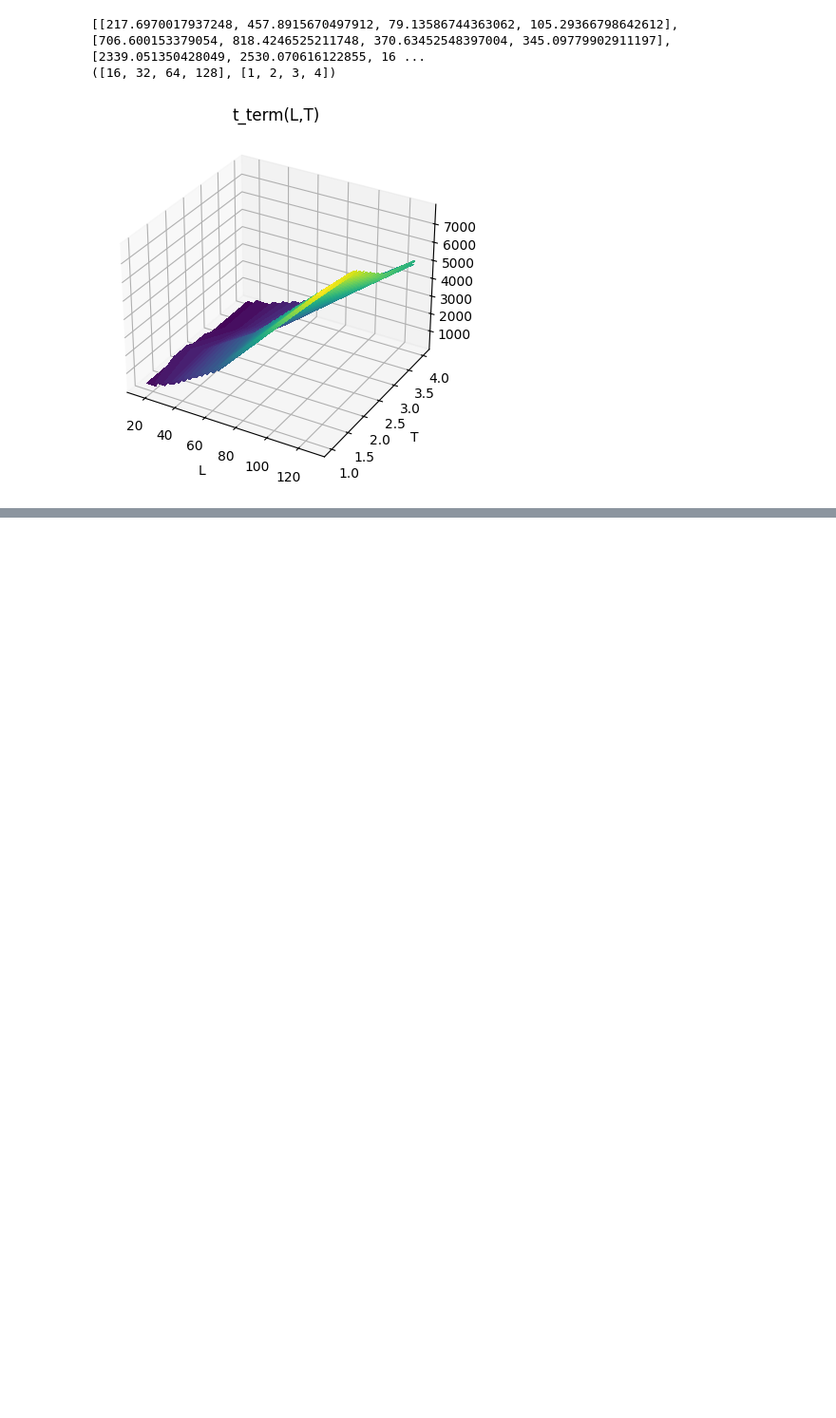
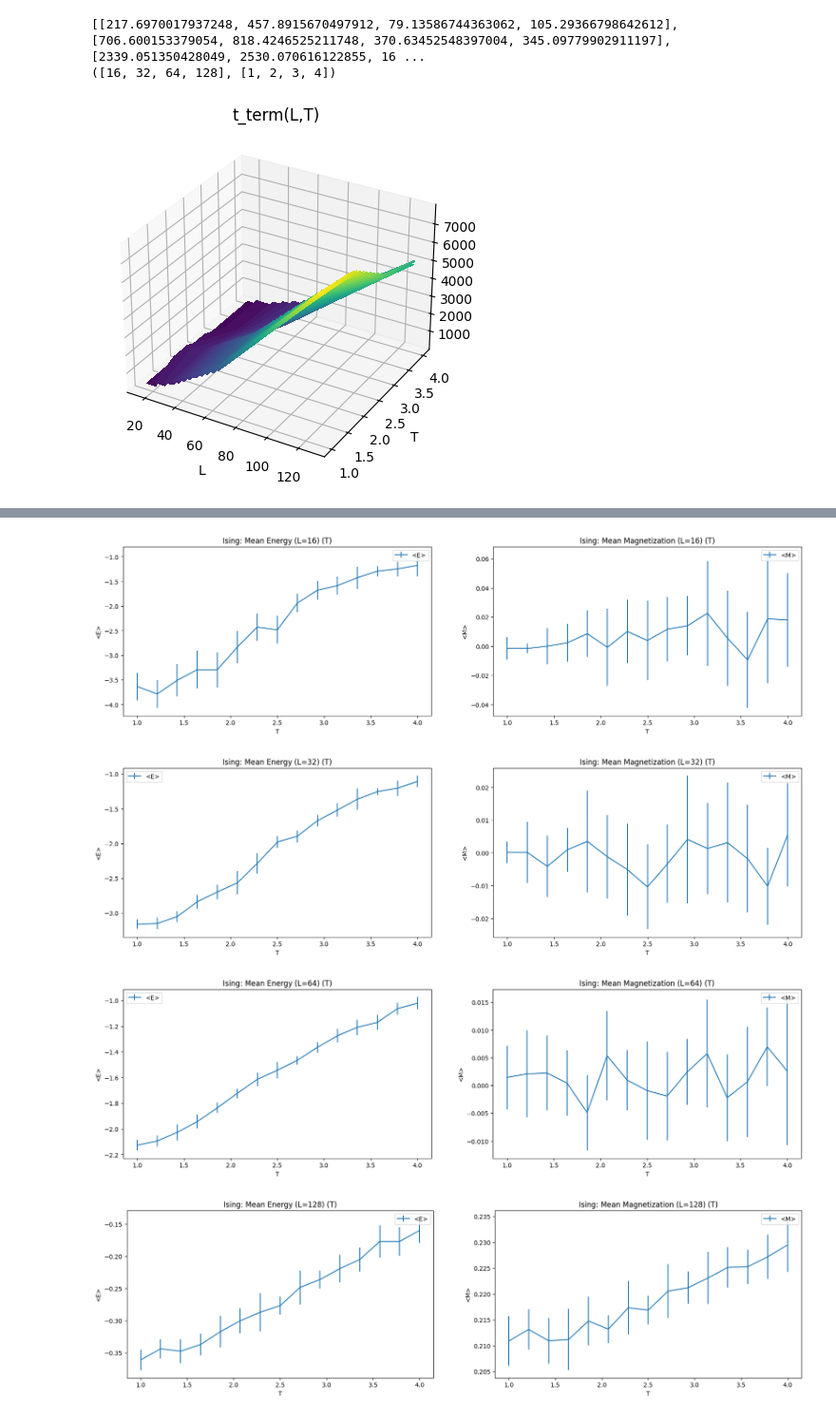
Before and after one commit to jsimao71/ising, a Jupyter notebook: nb/ising.ipynb, the cells around one changed output, grey strips where cells are left out. Shown at 95% size. Drawn from its saved outputs; the diff is of its cells as text; code cells hidden in the pictures; blank space fills up the shorter version.

```diff
--- a/nb/ising.ipynb
+++ b/nb/ising.ipynb
@@ -283,20 +290,3 @@ def plot_t_terms(t_terms, t_term_params, _type='wireframe'):
 plot_t_terms(t_terms, t_term_params)
 # %% [output]
 [figure]
-# %%
-x, y = np.array([-2, 0, 4]), np.array([-2, 0, 2, 5])
-def ff(x, y):
-    return x**2 + y**2
-
-xg, yg = np.meshgrid(x, y, indexing='ij')
-data = ff(xg, yg)
-print(xg)
-print(yg)
-print(data)
-interp = RegularGridInterpolator((x, y), data, bounds_error=False, fill_value=None)
-
-import matplotlib.pyplot as plt
-fig = plt.figure()
-ax = fig.add_subplot(projection='3d')
-ax.scatter(xg.ravel(), yg.ravel(), data.ravel(),
-           s=60, c='k', label='data')
@@ -322,0 +349,46 @@ plt.show()
+# %%
+def ising_plot_energy_T(stats, L, ax=None):
+    fig = None
+    if ax is None:
+        nrows,ncols = 1,1
+        fig, axs = plt.subplots(nrows,ncols, figsize=(20,5*nrows))
+        ax = axs
+    ax.set_title(f'Ising: Mean Energy (L={L}) (T)')
+    ax.errorbar(stats['T'], stats['energy'], yerr=stats['energy_std'], label='<E>')
+    ax.set_xlabel('T')
+    ax.set_ylabel('<E>')
+    ax.legend()
+    if fig is not None:
+        plt.show()
+
+def ising_plot_mag_T(stats, L, ax=None):
+    fig = None
+    if ax is None:
+        nrows,ncols = 1,1
+        fig, axs = plt.subplots(nrows,ncols, figsize=(20,5*nrows))
+        ax = axs
+    ax.set_title(f'Ising: Mean Magnetization (L={L}) (T)')
+    ax.errorbar(stats['T'], stats['mag'], yerr=stats['mag_std'], label='<M>')
+    ax.set_xlabel('T')
+    ax.set_ylabel('<M>')
+    ax.legend()
+    if fig is not None:
+        plt.show()
+
+def ising_plot_T_all(stats, L):
+    nrows,ncols = 1,2
+    fig, axs = plt.subplots(nrows,ncols, figsize=(20,5*nrows))
+    ising_plot_energy_T(stats, L, axs[0])
+    ising_plot_mag_T(stats, L, axs[1])
+    plt.show()
+
+def ising_plot_L_T(stats_LT):
+    for L,stats in stats_LT.items():
+        ising_plot_T_all(stats, L)
+
+ising_plot_L_T(stats_LT)
+# %% [output]
+[figure, added]
+[figure, added]
+[figure, added]
+[figure, added]
```
Also changed, not shown: parts of 5 cells of this notebook.
